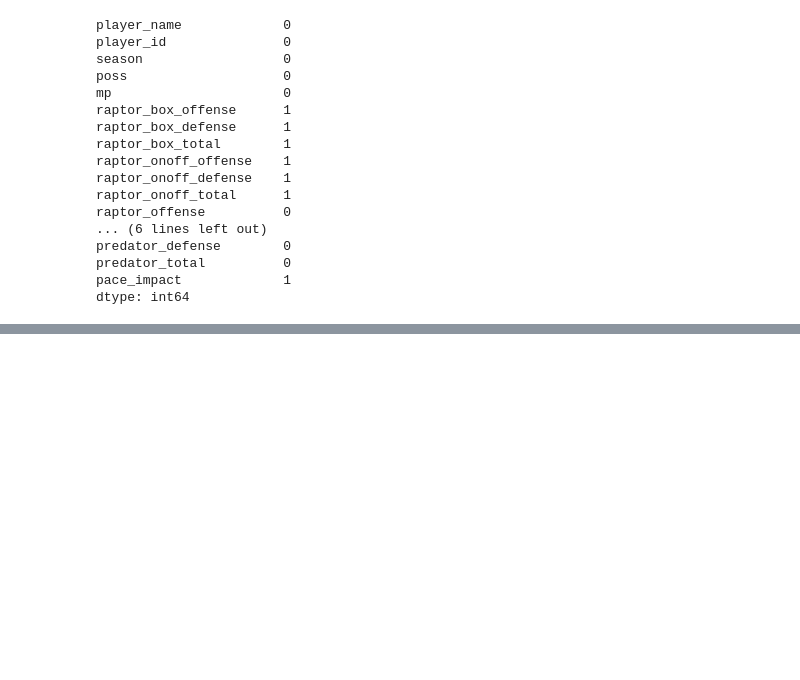
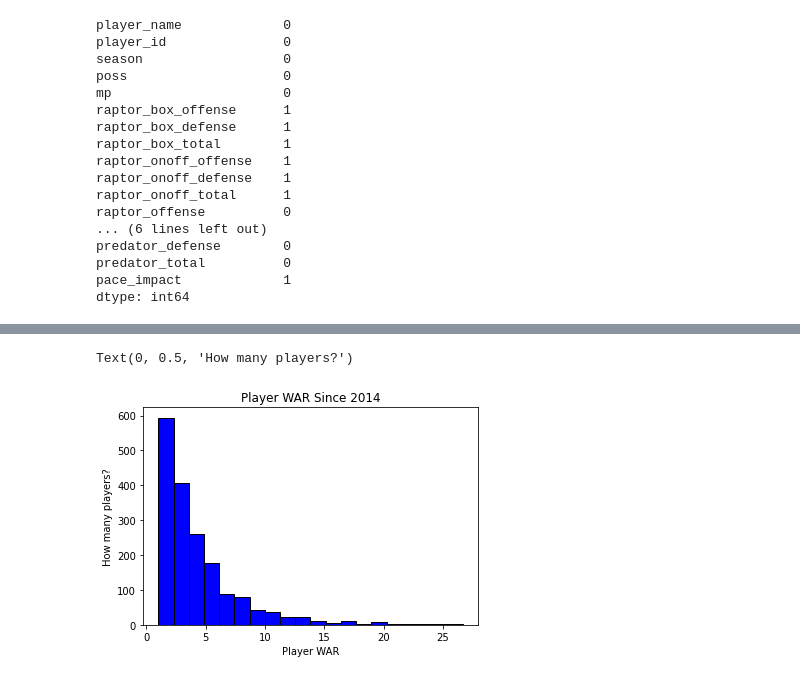
Before and after one commit to acafiero/sports-project2, a Jupyter notebook: Cafiero_Project_2.ipynb, the cells around one changed output, grey strips where cells are left out. Saved outputs shown, nothing was run; the diff lists cells and outputs as text; code cells hidden in the pictures; blank space fills up the shorter version.

```diff
--- a/Cafiero_Project_2.ipynb
+++ b/Cafiero_Project_2.ipynb
@@ -129,0 +207,10 @@ dtype: int64
+# %%
+plt.hist(df['war_total'], color='blue', edgecolor = 'black',
+         bins = int(180/9))
+
+plt.title('Player WAR Since 2014')
+plt.xlabel('Player WAR')
+plt.ylabel('How many players?')
+# %% [output]
+Text(0, 0.5, 'How many players?')
+[figure, added]
```
Also changed, not shown: parts of 30 cells of this notebook.
